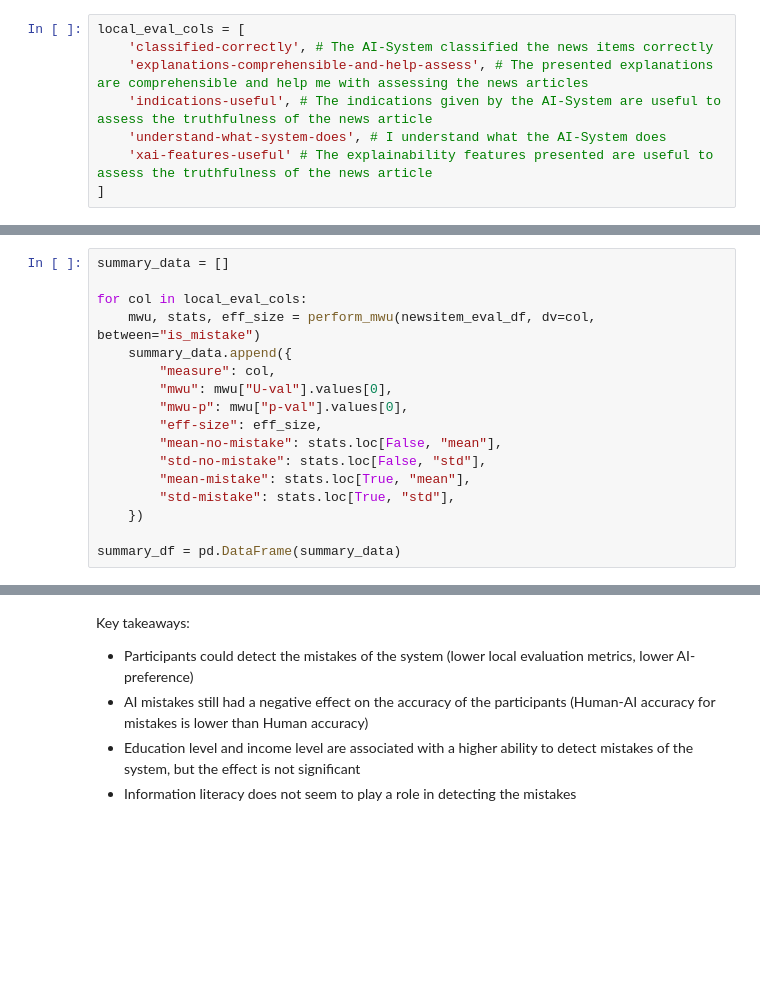
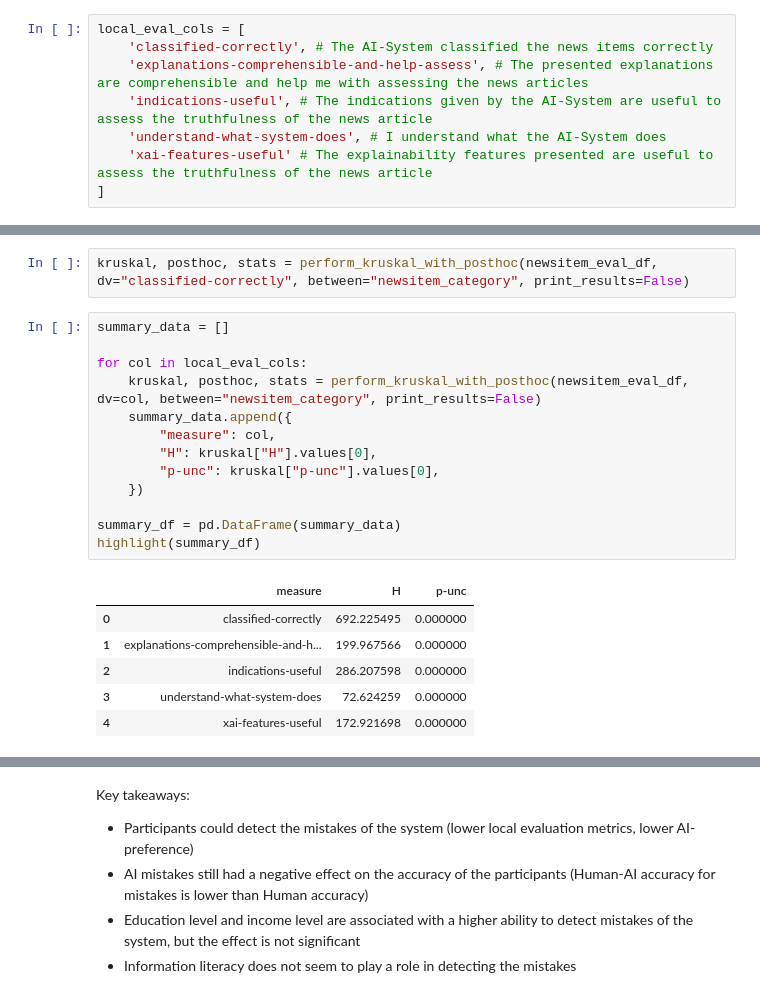
Before and after one commit to csomorbalazs/xai-experiment, a Jupyter notebook: postprocessing/Data_Analysis_XAI.ipynb, the cells around one changed output, grey strips where cells are left out. Saved outputs shown, nothing was run; the diff lists cells and outputs as text; blank space fills up the shorter version.

```diff
--- a/postprocessing/Data_Analysis_XAI.ipynb
+++ b/postprocessing/Data_Analysis_XAI.ipynb
@@ -1263,17 +1319,22 @@ ax.yaxis.grid(True, which='major', color='grey', alpha=.25)
+# %%
+kruskal, posthoc, stats = perform_kruskal_with_posthoc(newsitem_eval_df, dv="classified-correctly", between="newsitem_category", print_results=False)
 # %%
 summary_data = []
 
 for col in local_eval_cols:
-    mwu, stats, eff_size = perform_mwu(newsitem_eval_df, dv=col, between="is_mistake")
+    kruskal, posthoc, stats = perform_kruskal_with_posthoc(newsitem_eval_df, dv=col, between="newsitem_category", print_results=False)
     summary_data.append({
         "measure": col,
-        "mwu": mwu["U-val"].values[0],
-        "mwu-p": mwu["p-val"].values[0],
-        "eff-size": eff_size,
-        "mean-no-mistake": stats.loc[False, "mean"],
-        "std-no-mistake": stats.loc[False, "std"],
-        "mean-mistake": stats.loc[True, "mean"],
-        "std-mistake": stats.loc[True, "std"],
+        "H": kruskal["H"].values[0],
+        "p-unc": kruskal["p-unc"].values[0],
     })
 
 summary_df = pd.DataFrame(summary_data)
+highlight(summary_df)
+# %% [output]
+|  | measure | H | p-unc |
+| 0 | classified-correctly | 692.225495 | 0.000000 |
+| 1 | explanations-comprehensible-and-h... | 199.967566 | 0.000000 |
+| 2 | indications-useful | 286.207598 | 0.000000 |
+| 3 | understand-what-system-does | 72.624259 | 0.000000 |
+| 4 | xai-features-useful | 172.921698 | 0.000000 |
```
Also changed, not shown: parts of 11 cells of this notebook.
